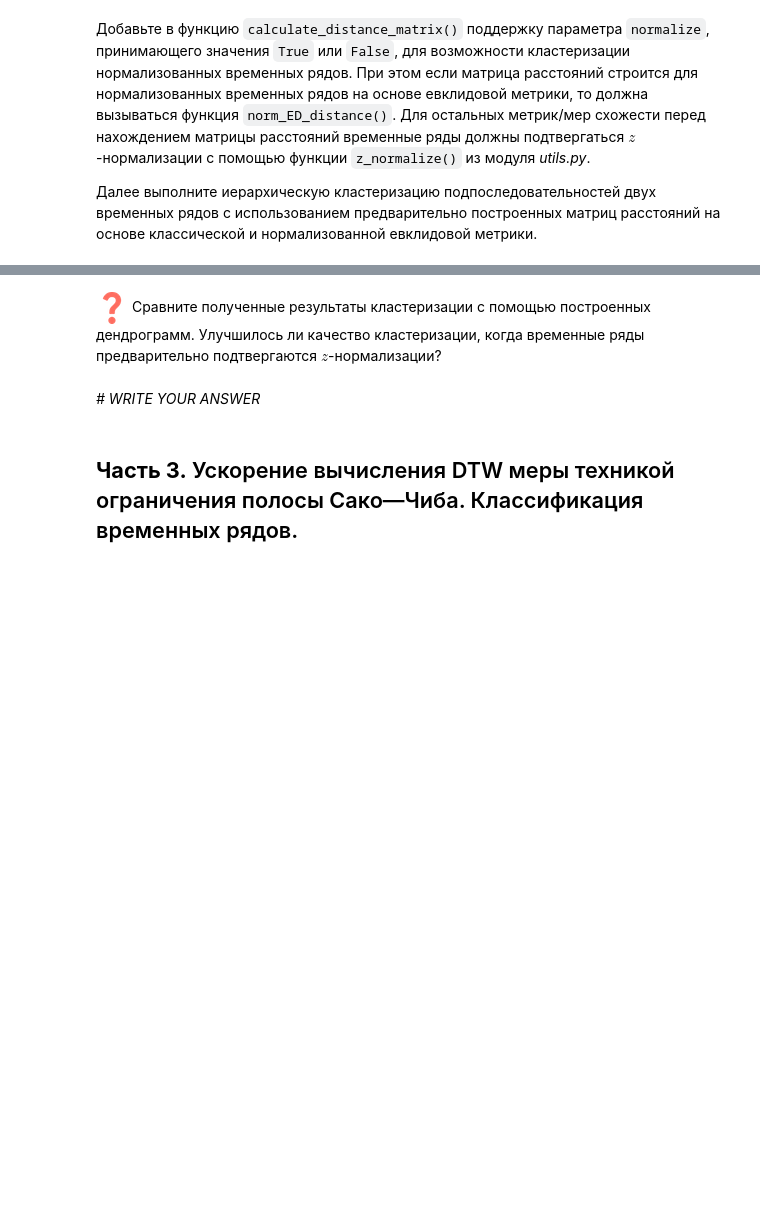
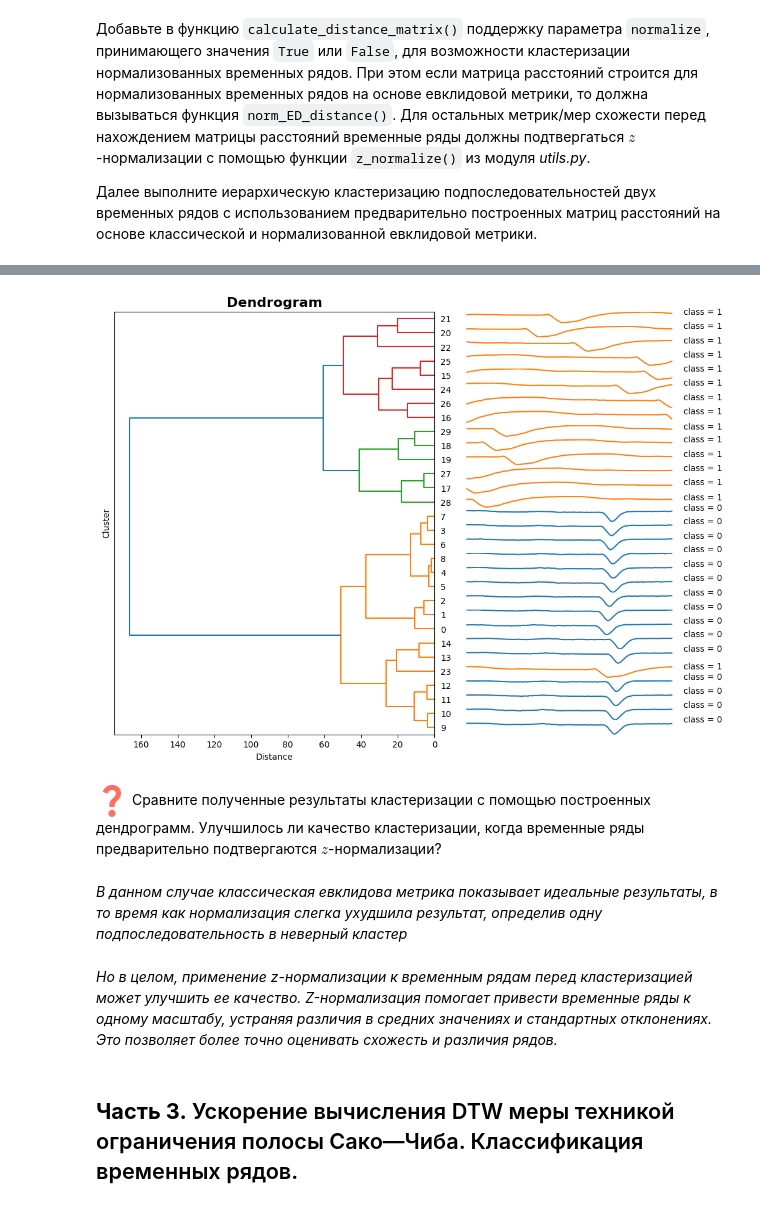
Before and after one commit to CootKin/2023-Kutyushkin-TimeSeriesCourse, a Jupyter notebook: practice/01 Basics/01 Basics.ipynb, the cells around one changed output, grey strips where cells are left out. Drawn from its saved outputs; the diff is of its cells as text; code cells hidden in the pictures; blank space fills up the shorter version.

```diff
--- a/practice/01 Basics/01 Basics.ipynb
+++ b/practice/01 Basics/01 Basics.ipynb
@@ -265,8 +306,14 @@ labels = np.array([0]*subs_set1[0:15].shape[0] + [1]*subs_set2[0:15].shape[0])
+# %%
+model_ED_norm.plot_dendrogram(subs_set, labels)
+# %% [output]
+[figure, added]
 # %% [markdown]
 ![equation.png](embedded-picture-1)
 Сравните полученные результаты кластеризации с помощью построенных дендрограмм. Улучшилось ли качество кластеризации, когда временные ряды предварительно подтвергаются $z$-нормализации?
-# %% [markdown]
-*# WRITE YOUR ANSWER*
+# %% [markdown]
+*В данном случае классическая евклидова метрика показывает идеальные результаты, в то время как нормализация слегка ухудшила результат, определив одну подпоследовательность в неверный кластер*
+# %% [markdown]
+*Но в целом, применение z-нормализации к временным рядам перед кластеризацией может улучшить ее качество. Z-нормализация помогает привести временные ряды к одному масштабу, устраняя различия в средних значениях и стандартных отклонениях. Это позволяет более точно оценивать схожесть и различия рядов.*
 # %% [markdown]
 ## **Часть 3.** Ускорение вычисления DTW меры техникой ограничения полосы Сако—Чиба. Классификация временных рядов.
 # %% [markdown]
```
Also changed, not shown: parts of 13 cells of this notebook, 1 other file.
